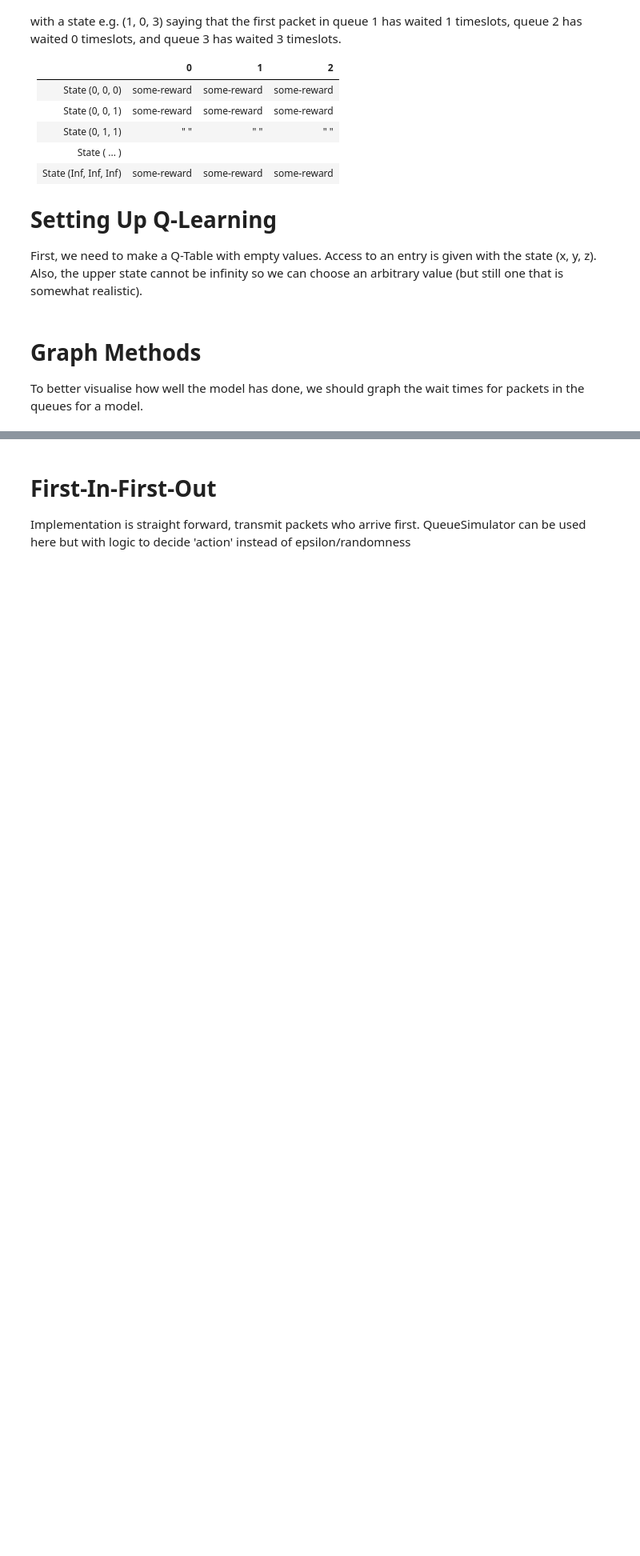
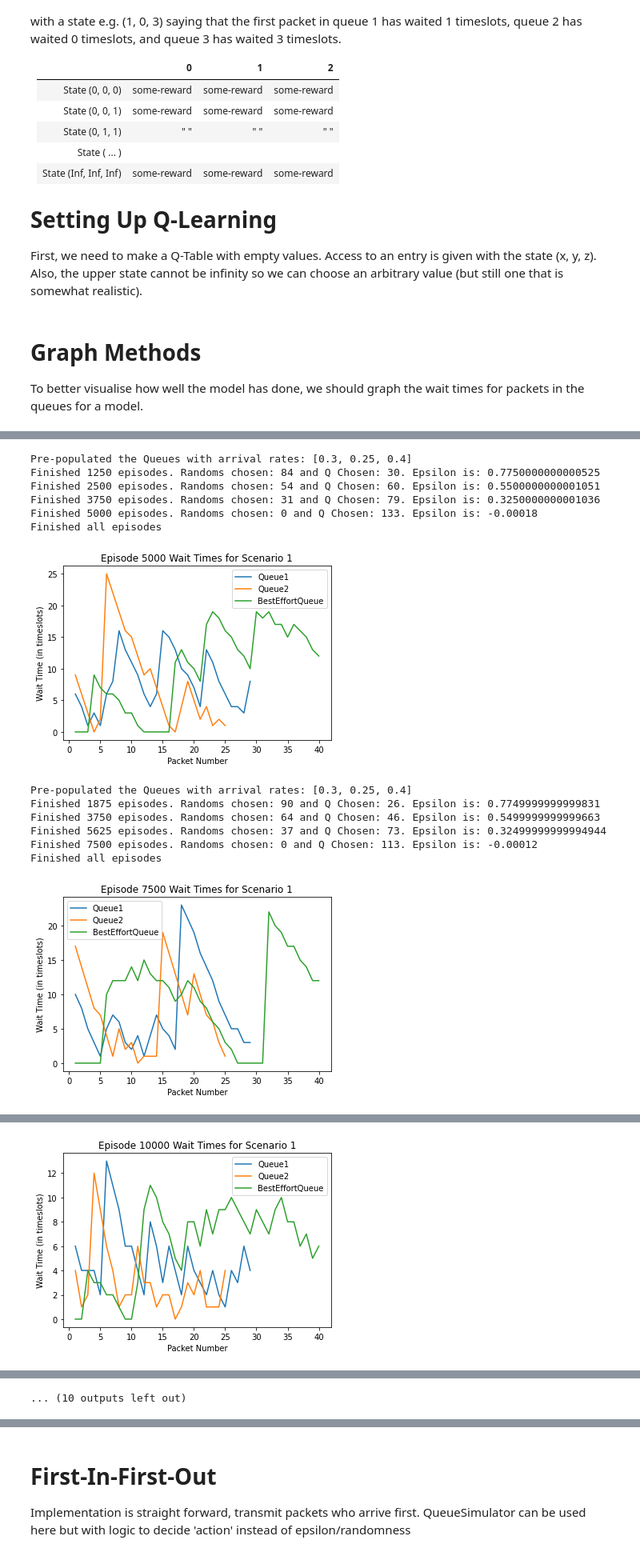
Before and after one commit to s3719678/ML_A2, a Jupyter notebook: notebooks/duc.ipynb, the cells around one changed output, grey strips where cells are left out. Shown at 80% size. Drawn from its saved outputs; the diff is of its cells as text; code cells hidden in the pictures; blank space fills up the shorter version.

```diff
--- a/notebooks/duc.ipynb
+++ b/notebooks/duc.ipynb
@@ -218,0 +226,75 @@ Finished all episodes
+# %%
+# Could just change 'EPISODES' variable, but want to keep it as the default for everything else. Hence, just create another method. Also, uses the linear decay epsilon formula since this is most appropriate to how we want the model to perform for now.
+def q_learning_episode_range(env, q_table, max_episodes):
+    epsilon = EPSILON
+    epsi_decay_value = (0.9/max_episodes)
+    progress_interval = max_episodes // 4
+
+    random_chosen = 0
+    q_chosen = 0
+
+    for episode in range(1,max_episodes.astype(int)+1):
+        done = False
+        state = max_limit_state(env.reset(episode))
+        steps = 0
+        random_chosen = 0
+        q_chosen = 0
+
+        # On the last episode, try only using the q-table.
+        if episode == max_episodes:
+            epsilon = 0
+
+        while not done:
+            if np.random.random() < epsilon:
+                action = env.action_space.sample()
+                random_chosen += 1
+            else:
+                action = np.argmax(q_table[state])
+                q_chosen += 1
+
+            # Get the next state, reward, new done value, and info (not sure what this is)
+            # Also, in early episodes the queues can wait for very long times. Put a limit on the wait times in new_state
+            new_state, reward, done, info = env.step(action)
+            new_state = max_limit_state(new_state)
+
+            # Update QTable and calc reward. Not sure why current_q in example is 'discretState+(action,)'
+            new_max_q = np.max(q_table[new_state])
+            current_q = q_table[new_state][action]
+            q_table[new_state][action] = (1 - LEARNING_RATE)*current_q + LEARNING_RATE*(reward + DISCOUNT*new_max_q)
+
+            state = new_state
+            steps += 1
+
+        # Print progress every X episodes
+        if episode % progress_interval == 0 and episode != 0:
+            print('Finished {0} episodes. Randoms chosen: {1} and Q Chosen: {2}. Epsilon is: {3}'.format(episode, random_chosen, q_chosen, epsilon))
+
+        epsilon -= epsi_decay_value
+
+    print('Finished all episodes')
+    env.close()
+    return q_table
+
+range_of_episodes = np.arange(EPISODES, (EPISODES*6)+1, EPISODES/2) # +1 because the 'stop' is not inclusive.
+
+for current_episode_range in range_of_episodes:
+    populated_queues = prepopulate_queues(default_arrival_rates)
+    env = QueueSimulator(default_arrival_rates, MEAN_DELAY_REQUIREMENTS, populated_queues)
+    q_table = create_q_table()
+    result_q_table = q_learning_episode_range(env, q_table, current_episode_range)
+    graph_q_learning_wait_times_last_episode(env)
+# %% [output]
+Pre-populated the Queues with arrival rates: [0.3, 0.25, 0.4]
+Finished 1250 episodes. Randoms chosen: 84 and Q Chosen: 30. Epsilon is: 0.7750000000000525
+Finished 2500 episodes. Randoms chosen: 54 and Q Chosen: 60. Epsilon is: 0.5500000000001051
+Finished 3750 episodes. Randoms chosen: 31 and Q Chosen: 79. Epsilon is: 0.3250000000001036
+Finished 5000 episodes. Randoms chosen: 0 and Q Chosen: 133. Epsilon is: -0.00018
+Finished all episodes
+[figure, added]
+Pre-populated the Queues with arrival rates: [0.3, 0.25, 0.4]
+Finished 1875 episodes. Randoms chosen: 90 and Q Chosen: 26. Epsilon is: 0.7749999999999831
+Finished 3750 episodes. Randoms chosen: 64 and Q Chosen: 46. Epsilon is: 0.5499999999999663
+Finished 5625 episodes. Randoms chosen: 37 and Q Chosen: 73. Epsilon is: 0.32499999999994944
+Finished 7500 episodes. Randoms chosen: 0 and Q Chosen: 113. Epsilon is: -0.00012
+Finished all episodes
+[figure, added]
@@ -218,0 +307 @@ Finished all episodes
+[figure, added]
@@ -218,0 +329 @@ Finished all episodes
+... (10 outputs left out)
```
Also changed, not shown: parts of 31 cells of this notebook, 1 other file.
